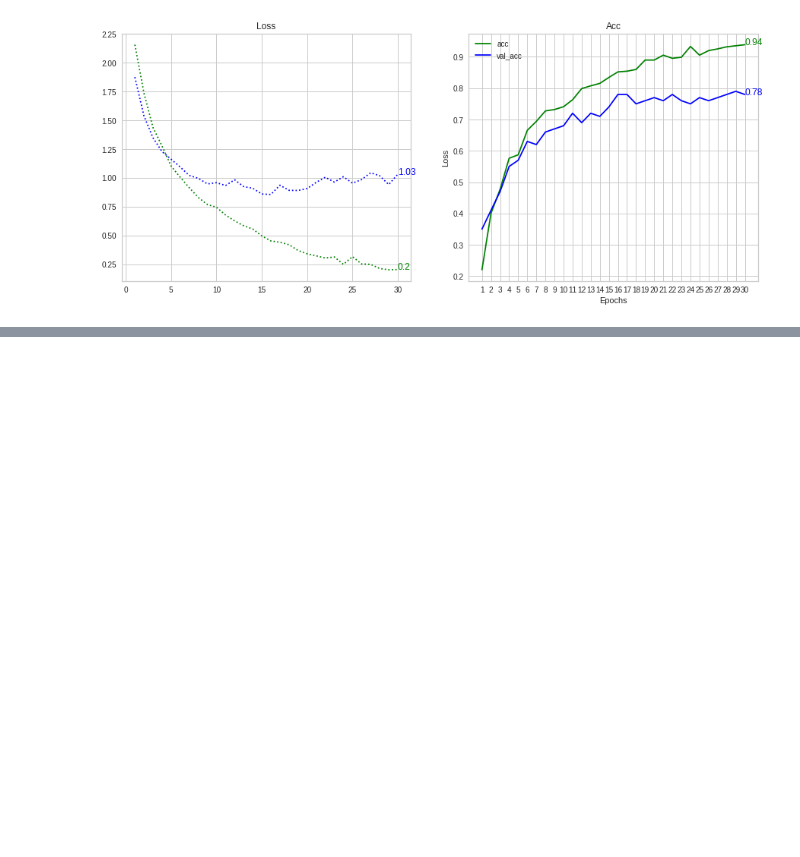
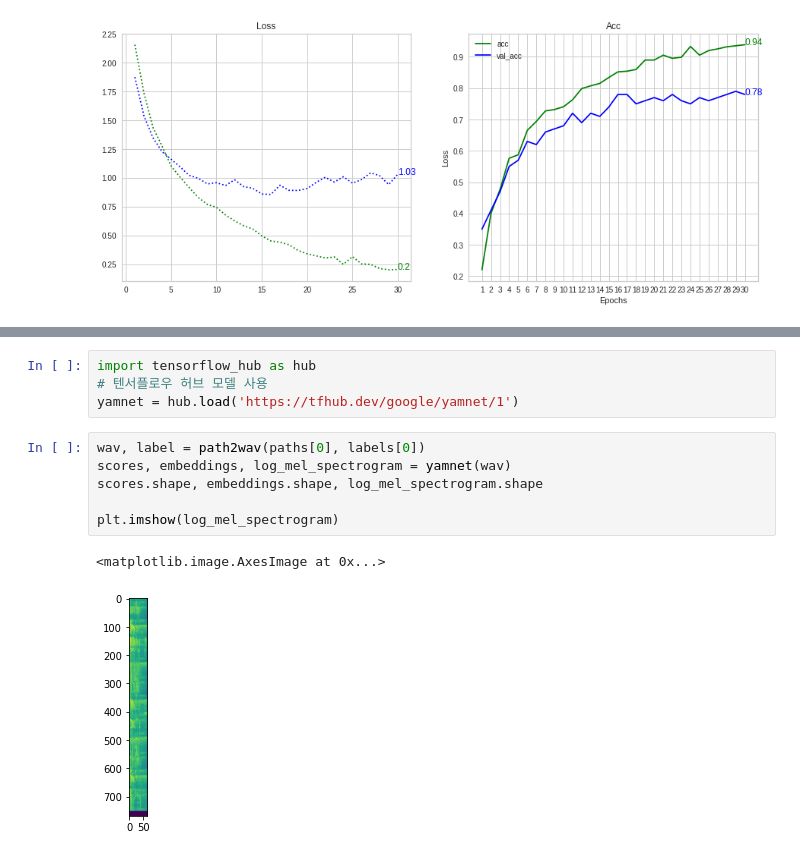
Before and after one commit to TAEWOOYOON/SkillTreePython-DeepLearning, a Jupyter notebook: 04.Paper-with-code/ch04_05_WaveNet.ipynb, the cells around one changed output, grey strips where cells are left out. Saved outputs shown, nothing was run; the diff lists cells and outputs as text; blank space fills up the shorter version.

```diff
--- a/04.Paper-with-code/ch04_05_WaveNet.ipynb
+++ b/04.Paper-with-code/ch04_05_WaveNet.ipynb
@@ -627,0 +671,13 @@ draw_lcurve(history)
+# %%
+import tensorflow_hub as hub
+# 텐서플로우 허브 모델 사용
+yamnet = hub.load('https://tfhub.dev/google/yamnet/1')
+# %%
+wav, label = path2wav(paths[0], labels[0])
+scores, embeddings, log_mel_spectrogram = yamnet(wav)
+scores.shape, embeddings.shape, log_mel_spectrogram.shape
+
+plt.imshow(log_mel_spectrogram)
+# %% [output]
+<matplotlib.image.AxesImage at 0x...>
+[figure, added]
```
Also changed, not shown: parts of 13 cells of this notebook.
